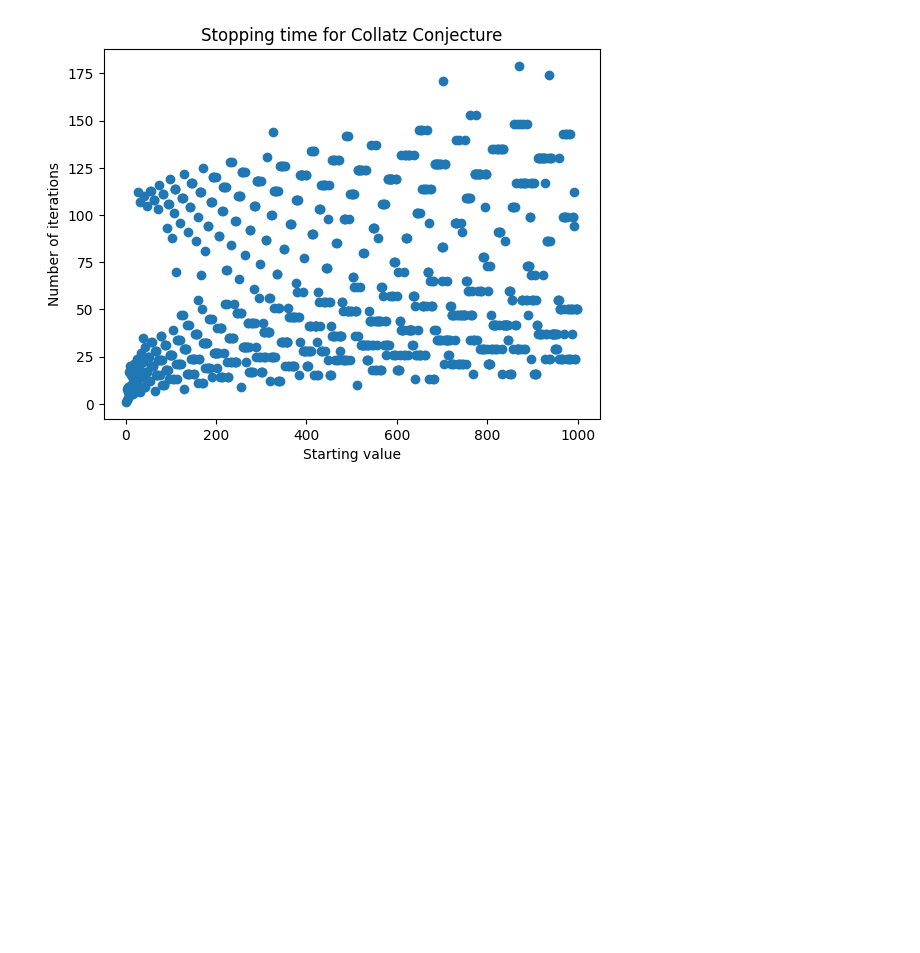
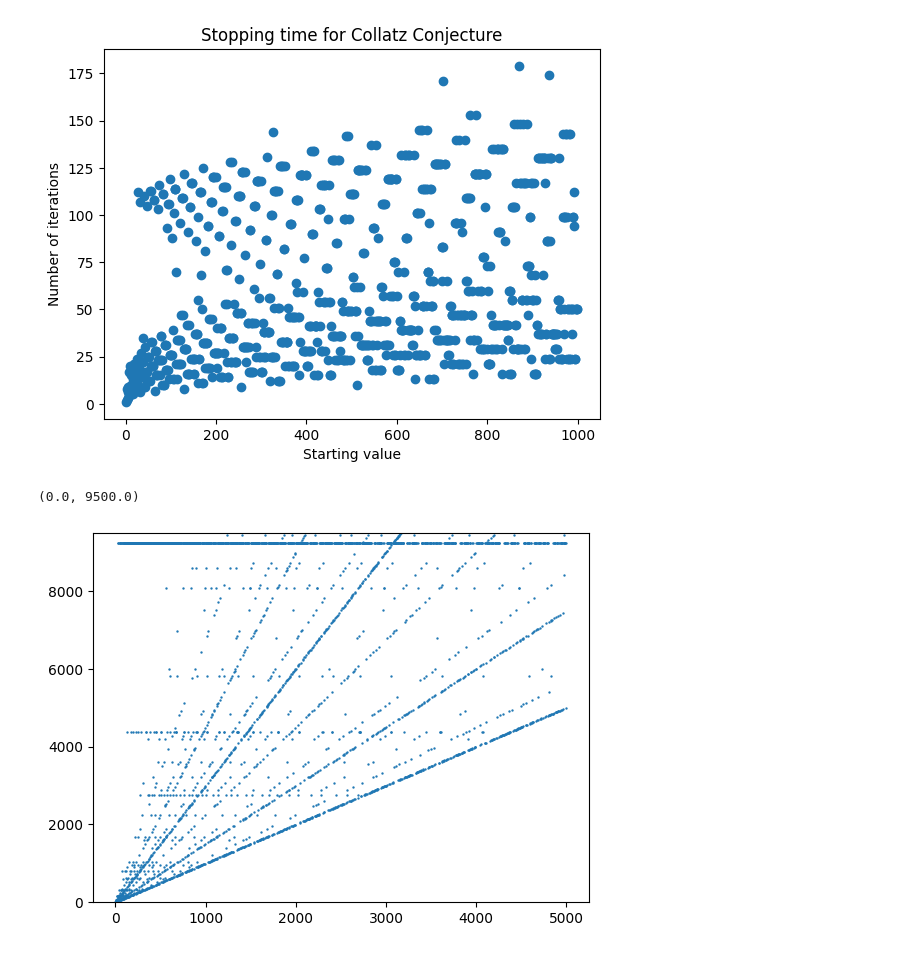
Before and after one commit to HakanAkerblom/Python-Hakan-Akerblom, a Jupyter notebook: Explorations/Collatz Conjecture.ipynb, the cells around one changed output. Cells and saved outputs as stored; diff of their text form; code cells hidden in the pictures; blank space fills up the shorter version.

```diff
--- a/Explorations/Collatz Conjecture.ipynb
+++ b/Explorations/Collatz Conjecture.ipynb
@@ -41,3 +41,26 @@ plt.xlabel("Starting value")
 plt.ylabel("Number of iterations");
 # %% [output]
 [figure]
+# %%
+# Maximum value
+maximum = 5000
+maximums = []
+
+for i in range(1, maximum):
+    temp = []
+    while True:
+        if i % 2 == 0:
+            temp.append(i)
+            i = int(i/2)
+        elif i == 1:
+            temp.append(i)
+            break
+        else:
+            temp.append(i)
+            i = i*3+1
+    maximums.append(max(temp))
+plt.scatter(range(1, maximum), maximums, s=0.5)
+plt.ylim([0, 9500])
+# %% [output]
+(0.0, 9500.0)
+[figure, added]
```
Also changed, not shown: 3 other files.
